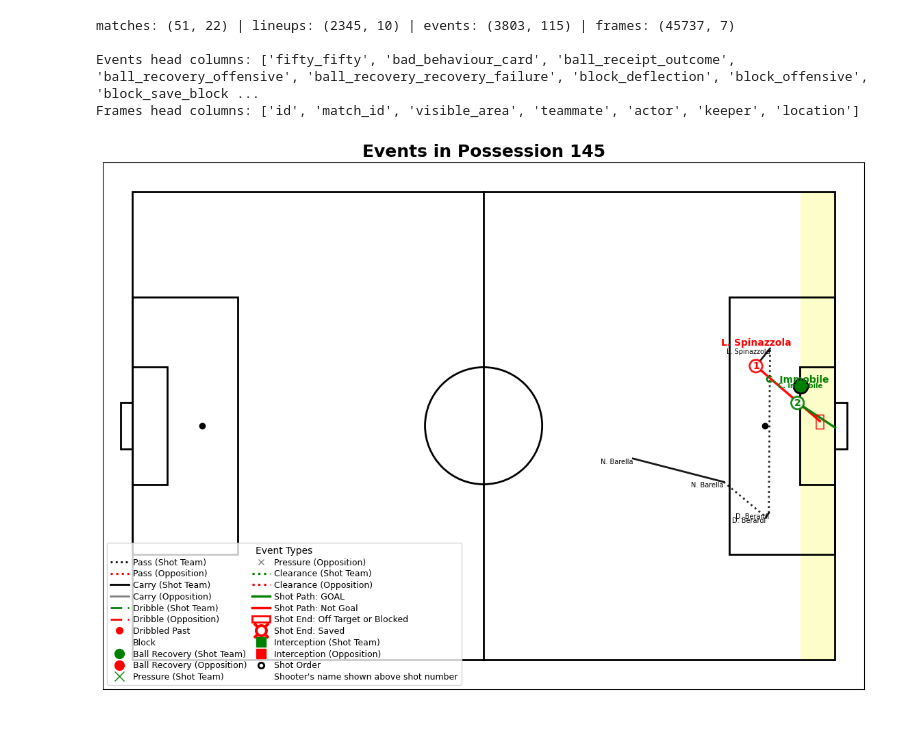
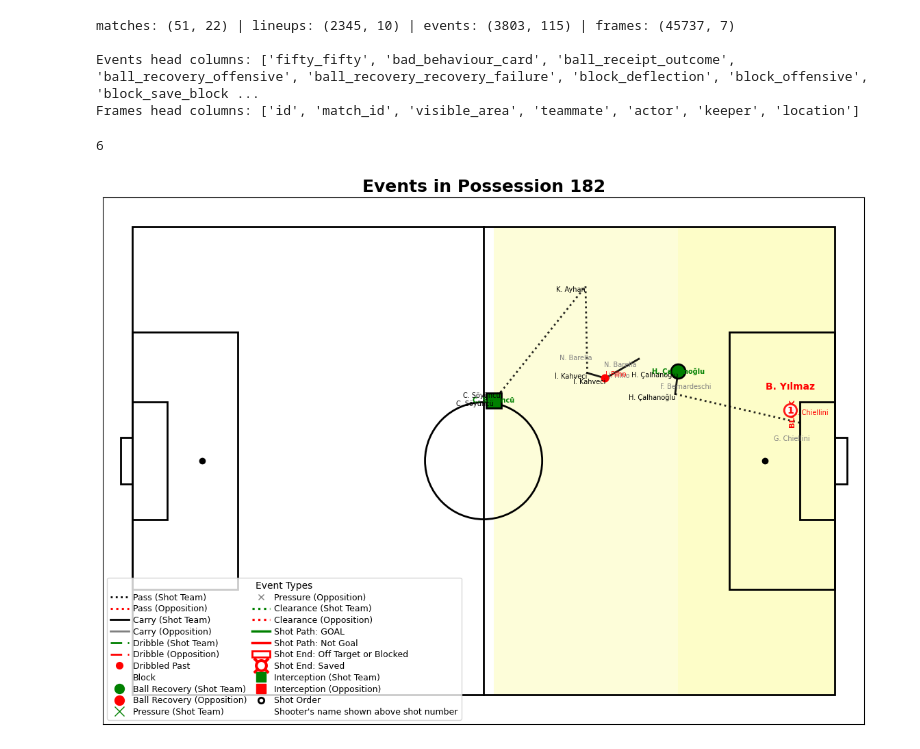
Before and after one commit to finnlsmith/SCOUTING_UI_PROJECT-, a Jupyter notebook: extra_eda_for_FE.ipynb, the cells around one changed output. Cells and saved outputs as stored; diff of their text form; code cells hidden in the pictures.

```diff
--- a/extra_eda_for_FE.ipynb
+++ b/extra_eda_for_FE.ipynb
@@ -80,6 +80,21 @@ def draw_pitch(ax=None, linecolor="black", lw=1):
     # center circle
     ax.add_patch(Arc((60, 40), 20, 20, angle=0, theta1=0, theta2=360, ec=linecolor, lw=lw))
     return ax
+
+def try_json(x):
+    if pd.isna(x):
+        return None
+    if isinstance(x, (list, dict)):
+        return x
+    s = str(x)
+    try:
+        return json.loads(s)
+    except Exception:
+        return None
+
+def parse_point(pt) -> Optional[Tuple[float,float]]:
+    if isinstance(pt, (list, tuple)) and len(pt) >= 2:
+        return float(pt[0]), float(pt[1])
 # %%
 # %%
 shots = events[events["type"] == "Shot"].copy()
@@ -94,10 +109,10 @@ else:
     shots["xg"] = np.nan
 # %%
 # Find all shots with xG >= 0.08
-shots_high_xg = shots[shots["xg"] >= 0.08].copy()
+shots_high_xg_goal = shots[(shots["xg"] >= 0.08) | (shots['shot_outcome'] == "Goal")].copy()
 
 # Get unique possession numbers for these shots
-high_xg_possessions = shots_high_xg["possession"].unique()
+high_xg_possessions = shots_high_xg_goal["possession"].unique()
 
 # For each possession, retrieve all events in the possession leading up to the shot
 possessions_events = {}
@@ -118,8 +133,12 @@ for pos_num in high_xg_possessions:
 #     print(evdf[["minute", "second", "team", "type", "player", "x", "y", "outcome", "xg"]]
 #           if all(c in evdf.columns for c in ["minute", "second", "team", "type", "player", "x", "y", "outcome", "xg"])
 #           else evdf.head(10))
+# %%
+len(high_xg_possessions)
+# %% [output]
+6
 # %%
-number_of_interest = 3
+number_of_interest = 5
 
 
 # Only look at events for a single possession at a time
@@ -155,8 +174,8 @@ reordered_df = reordered_df.sort_values("timestamp")
 shot_row = reordered_df[(reordered_df['type'] == 'Shot') & (reordered_df['shot_statsbomb_xg'] >= 0.08)]
 if not shot_row.empty:
     # Get the minute and second of the shot event (take first if multiple)
-    shot_minute = shot_row.iloc[0]['minute']
-    shot_second = shot_row.iloc[0]['second']
+    shot_minute = shot_row.iloc[-1]['minute']
+    shot_second = shot_row.iloc[-1]['second']
     # Convert to absolute time in seconds
     shot_abs_time = shot_minute * 60 + shot_second
     # Add absolute time to the dataframe for filtering
@@ -464,13 +483,13 @@ for i, event in reordered_df_special.iterrows():
     ###### Blocks by shot team (same team as shot) -- text "BLOCK" in red, small ######
     if typ == "Block" and team_is_shot_team(event, shot_team):
         x, y = get_xy(event.get('location'))
-        x_flipped = flip_x(x)
+        # x_flipped = flip_x(x)
         y_flipped = flip_y(y)
         if not np.isnan(x_flipped):
             # Show small red "BLOCK", rotated 90 degrees counterclockwise
-            ax.text(x_flipped, y_flipped, "BLOCK", fontsize=8, ha='center', va='center', color='red', fontweight='bold', zorder=8, rotation=90)
+            ax.text(x, y_flipped, "BLOCK", fontsize=8, ha='center', va='center', color='green', fontweight='bold', zorder=8, rotation=-90)
             if player_short:
-                ax.text(x_flipped, y_flipped, player_short, fontsize=7, color='red', verticalalignment='center', horizontalalignment='left', zorder=40)
+                ax.text(x, y_flipped, player_short, fontsize=7, color='green', verticalalignment='center', horizontalalignment='left', zorder=40)
         continue
 
     ###### Ball Recovery: colored dot by team (shot team: green, else red) ######
@@ -572,12 +591,21 @@ for i, event in reordered_df_special.iterrows():
     ###### Interception: colored square by team (shot team: green, else red) ######
     if typ == "Interception":
         x, y = get_xy(event.get('location'))
+        x_flipped = flip_x(x)
         y_flipped = flip_y(y)
+        is_shot_team = team_is_shot_team(event, shot_team)
         if not np.isnan(x):
-            color = 'green' if team_is_shot_team(event, shot_team) else 'red'
-            ax.plot(x, y_flipped, marker='s', color=color, markersize=16, markeredgecolor='black', markeredgewidth=2, zorder=7)
-            if player_short:
-                ax.text(x, y_flipped, player_short, fontsize=7, color=color, verticalalignment='center', horizontalalignment='center', zorder=40, fontweight='bold' if color=='green' else 'normal')
+            color = 'green' if is_shot_team else 'red'
+            if is_shot_team:
+                # Shot team: plot (x, y_flipped)
+                ax.plot(x, y_flipped, marker='s', color=color, markersize=16, markeredgecolor='black', markeredgewidth=2, zorder=7)
+                if player_short:
+                    ax.text(x, y_flipped, player_short, fontsize=7, color=color, verticalalignment='center', horizontalalignment='center', zorder=40, fontweight='bold')
+            else:
+                # Opposition: plot (x_flipped, y)
+                ax.plot(x_flipped, y, marker='s', color=color, markersize=16, markeredgecolor='black', markeredgewidth=2, zorder=7)
+                if player_short:
+                    ax.text(x_flipped, y, player_short, fontsize=7, color=color, verticalalignment='center', horizontalalignment='center', zorder=40, fontweight='normal')
         continue
 
     ###### Ball Receipt*: do nothing ######
@@ -630,31 +658,31 @@ legend_elements = [
     mlines.Line2D([], [], color='green', marker='s', markersize=10, lw=0, label='Interception (Shot Team)'),
     mlines.Line2D([], [], color='red', marker='s', markersize=10, lw=0, label='Interception (Opposition)'),
 
     # Shot Number
     mlines.Line2D([], [], marker='o', color='w', markerfacecolor='w', markeredgecolor='black', markeredgewidth=2, lw=0, label='Shot Order'),
     mlines.Line2D([], [], marker=None, color='w', lw=0, label="Shooter's name shown above shot number")
 ]
 
 # Add legend to plot
 # Remove whitespace: set columnspacing, handletextpad, and borderpad small
 legend = ax.legend(
     handles=legend_elements,
     loc='lower left',
     fontsize=9,
     frameon=True,
     ncol=2,
     title='Event Types',
     borderaxespad=0.5,   # tight border to axes
     columnspacing=0.6,   # reduce horizontal padding between columns
     handletextpad=0.5,   # reduce space between handle and text
     labelspacing=0.3,    # reduce vertical space between entries
     borderpad=0.4,       # padding inside the legend border
     handlelength=2.1     # make handles a little longer if desired
 )
 # "tight_layout" also helps a bit for squeeze in notebook
 plt.tight_layout()
 ax.set_title(f"Events in Possession {single_possession_num}", fontsize=18, fontweight='bold')
 
 plt.show()
 # %% [output]
-[figure, old version]
+[figure, new version]
```
Also changed, not shown: parts of 2 cells of this notebook.
